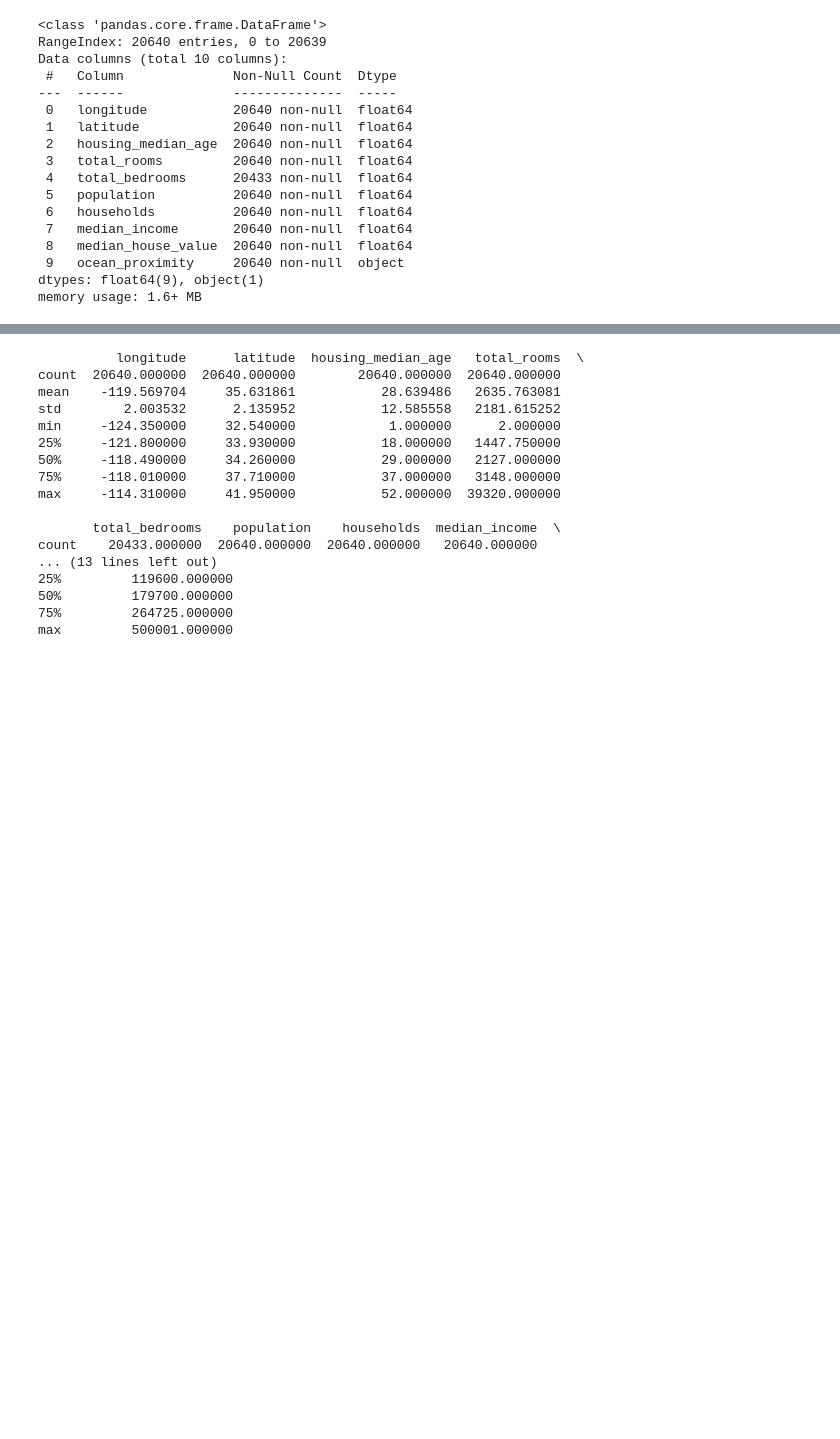
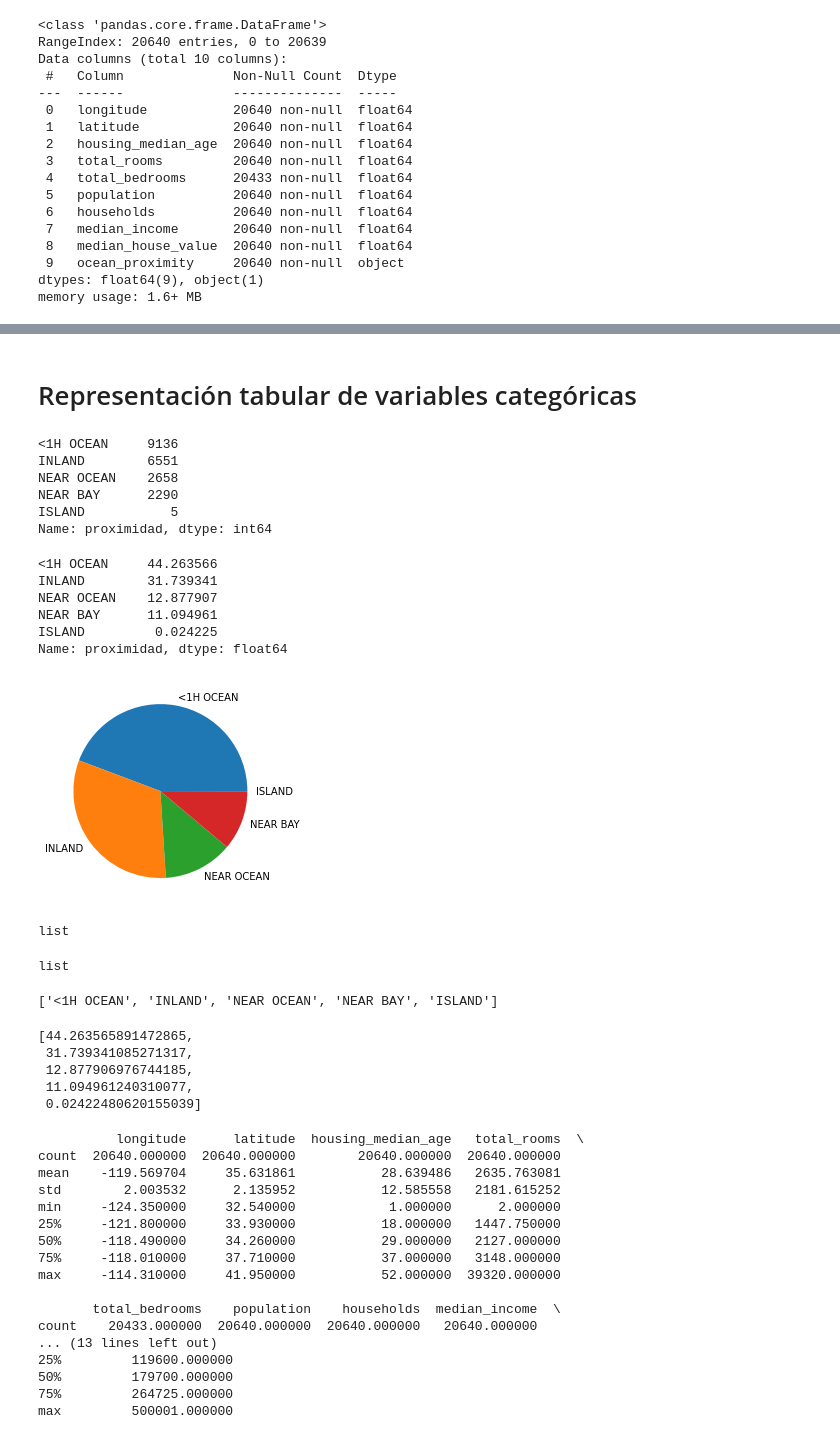
Before and after one commit to marco-canas/cumplea-os_oficina_docentes, a Jupyter notebook: revision_bibloografica/c_2_geron/c_2_dani.ipynb, the cells around one changed output, grey strips where cells are left out. Drawn from its saved outputs; the diff is of its cells as text; code cells hidden in the pictures; blank space fills up the shorter version.

```diff
--- a/revision_bibloografica/c_2_geron/c_2_dani.ipynb
+++ b/revision_bibloografica/c_2_geron/c_2_dani.ipynb
@@ -48,0 +13,5 @@ housing.head()
+# %%
+import pandas as pd
+url = 'https://raw.githubusercontent.com/marco-canas/didactica_ciencia_datos/main/datasets/vivienda/vivienda.csv'
+vivienda = pd.read_csv(url)
+vivienda
@@ -78,3 +69,52 @@ Name: ocean_proximity, dtype: int64
+# %% [markdown]
+# Representación tabular de variables categóricas
+# %%
+vivienda["proximidad"].value_counts() # el metodo value_counts() sirve para
+# %% [output]
+<1H OCEAN     9136
+INLAND        6551
+NEAR OCEAN    2658
+NEAR BAY      2290
+ISLAND           5
+Name: proximidad, dtype: int64
+# %%
+vivienda["proximidad"].value_counts()/len(vivienda)*100   # el metodo value_counts() sirve para
+# %% [output]
+<1H OCEAN     44.263566
+INLAND        31.739341
+NEAR OCEAN    12.877907
+NEAR BAY      11.094961
+ISLAND         0.024225
+Name: proximidad, dtype: float64
+# %%
+import matplotlib.pyplot as plt
+datos = list((vivienda["proximidad"].value_counts()/len(vivienda)*100).values)
+nombres =  list((vivienda["proximidad"].value_counts()/len(vivienda)*100).index)
+plt.pie(datos, labels = nombres)
+
+plt.show()
+# %% [output]
+[figure, added]
+# %%
+type(datos)
+# %% [output]
+list
+# %%
+type(nombres)
+# %% [output]
+list
+# %%
+nombres
+# %% [output]
+['<1H OCEAN', 'INLAND', 'NEAR OCEAN', 'NEAR BAY', 'ISLAND']
+# %%
+datos
+# %% [output]
+[44.263565891472865,
+ 31.739341085271317,
+ 12.877906976744185,
+ 11.094961240310077,
+ 0.02422480620155039]
 # %%
 print(housing.describe())
 # %% [output]
```
Also changed, not shown: parts of 10 cells of this notebook.
